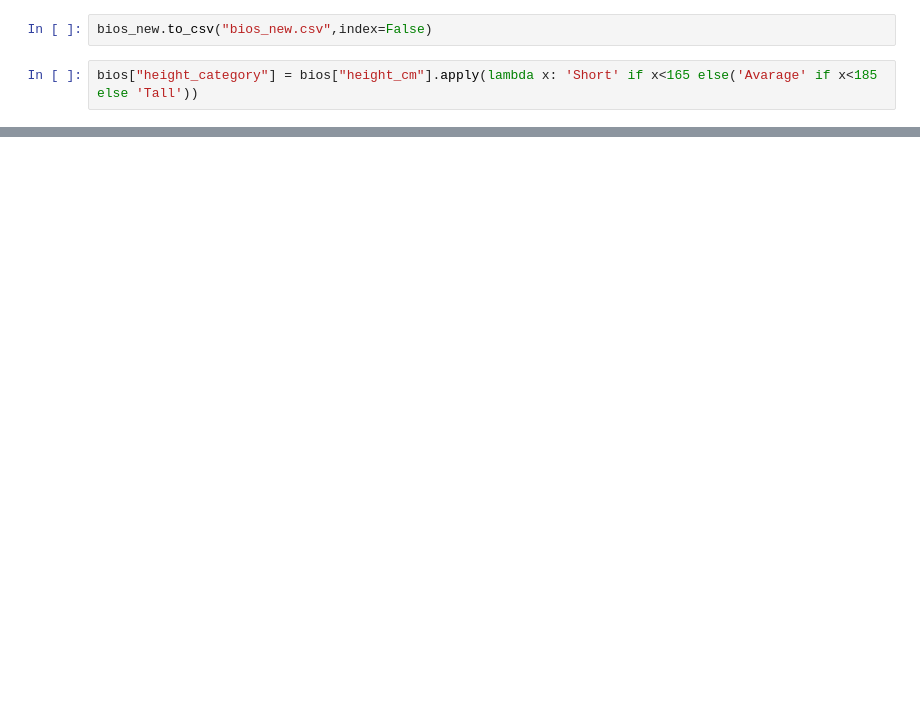
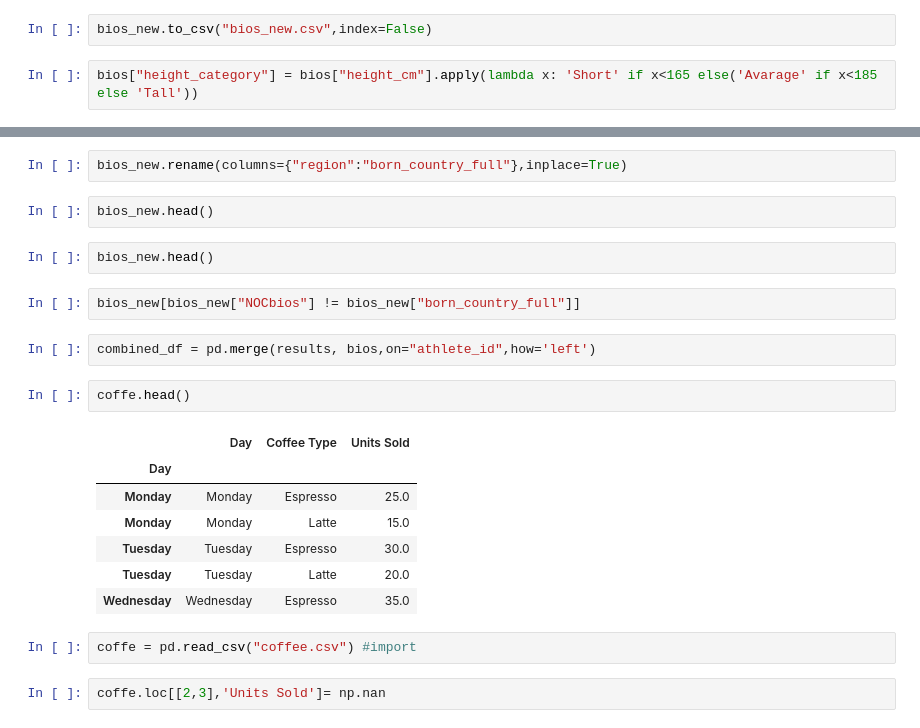
Before and after one commit to EdipMangtay/DataScience, a Jupyter notebook: complete-pandas-tutorial/Untitled.ipynb, the cells around one changed output, grey strips where cells are left out. Drawn from its saved outputs; the diff is of its cells as text; blank space fills up the shorter version.

```diff
--- a/complete-pandas-tutorial/Untitled.ipynb
+++ b/complete-pandas-tutorial/Untitled.ipynb
@@ -682,0 +307,24 @@ SyntaxError: expected ':' (1152953911.py, line 4)
+# %%
+bios_new.rename(columns={"region":"born_country_full"},inplace=True)
+# %%
+bios_new.head()
+# %%
+bios_new.head()
+# %%
+bios_new[bios_new["NOCbios"] != bios_new["born_country_full"]]
+# %%
+combined_df = pd.merge(results, bios,on="athlete_id",how='left')
+# %%
+coffe.head()
+# %% [output]
+|  | Day | Coffee Type | Units Sold |
+| Day |  |  |  |
+| Monday | Monday | Espresso | 25.0 |
+| Monday | Monday | Latte | 15.0 |
+| Tuesday | Tuesday | Espresso | 30.0 |
+| Tuesday | Tuesday | Latte | 20.0 |
+| Wednesday | Wednesday | Espresso | 35.0 |
+# %%
+coffe = pd.read_csv("coffee.csv") #import
+# %%
+coffe.loc[[2,3],'Units Sold']= np.nan
```
Also changed, not shown: parts of 48 cells of this notebook.
